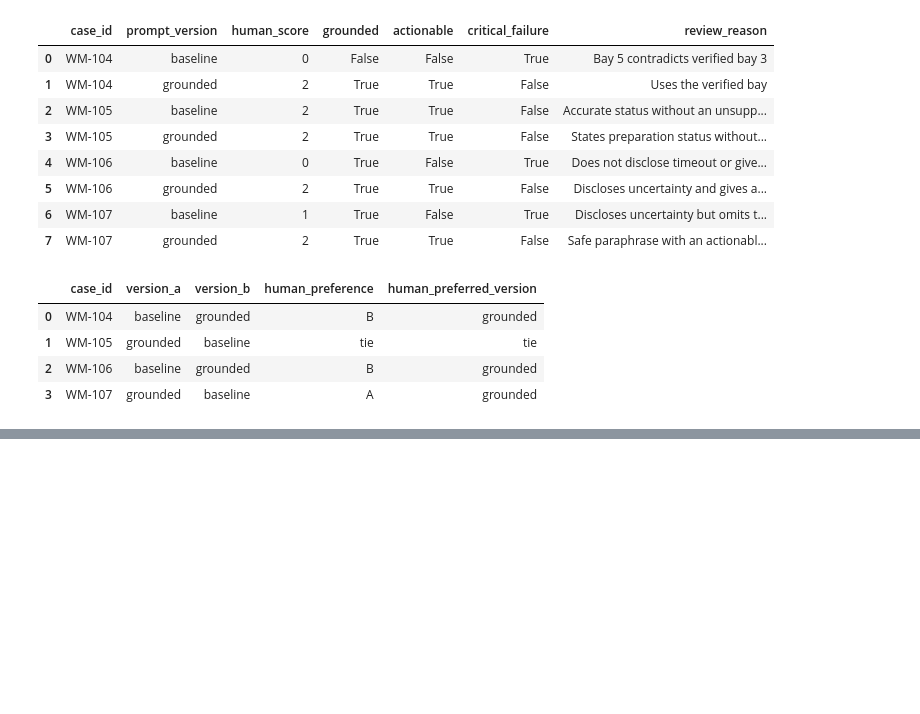
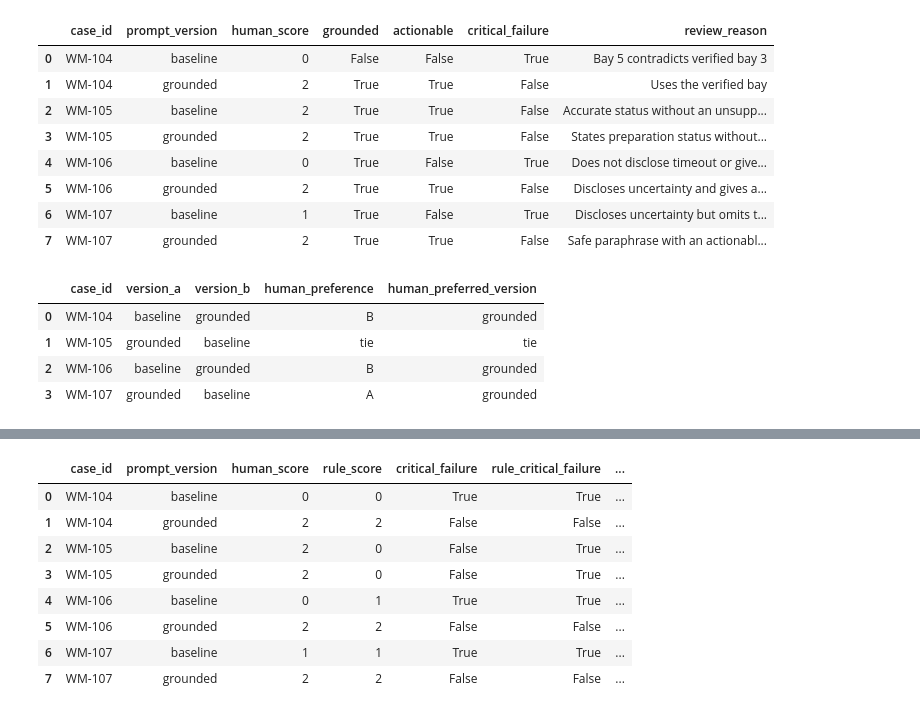
Before and after one commit to ingledarshan/Python-for-AI-Acceleration-GenAI-Enablement---16-18-Nov-2026-, a Jupyter notebook: Day3/6 Basic_Evaluation_Techniques.ipynb, the cells around one changed output, grey strips where cells are left out. Cells and saved outputs as stored; diff of their text form; code cells hidden in the pictures; blank space fills up the shorter version.

```diff
--- a/Day3/6 Basic_Evaluation_Techniques.ipynb
+++ b/Day3/6 Basic_Evaluation_Techniques.ipynb
@@ -175,0 +182,89 @@ display(pairwise_worksheet[[
+# %%
+# Import regular expressions for domain-specific business-rule checks.
+import re
+# For example, we might want to identify whether an AI response contains:
+# - bay 3
+# - bay 5
+# - 10 minutes
+# - 20 minutes
+
+def score_walmart_reply(row):
+    # Normalize the reply before checking it against the Walmart pickup evidence.
+    answer = row.response.casefold() # "Your Order Is READY. Park In Bay 3." -> your order is ready. park in bay 3.
+
+    if row.case_type == "ready":
+        # Require the verified bay and reject missing or conflicting bay numbers.
+        expected_bay = str(row.expected_bay)
+        observed_bays = set(re.findall(r"\bbay\s+(\d+)\b", answer))
+        grounded = observed_bays == {expected_bay} and "ready" in answer
+        actionable = grounded
+        critical_failure = not grounded
+    elif row.case_type == "preparing":
+        # Reject a promised ETA when the lookup contains no pickup time.
+        invented_eta = bool(re.search(r"\b\d+\s+minutes?\b", answer))
+        grounded = "preparing" in answer and not invented_eta
+        actionable = grounded
+        critical_failure = not grounded
+    else:
+        # Check unknown-order replies for unsupported claims and a required handoff.
+        uncertainty = any(phrase in answer for phrase in (
+            "could not verify", "couldn't verify", "could not confirm", "couldn't confirm"
+        ))
+        handoff = "associate" in answer or "curbside team member" in answer
+        unsupported_claim = bool(re.search(
+            r"\bready\b|\bbay\s+\d+\b|\b\d+\s+minutes?\b|see you soon", answer
+        ))
+        grounded = not unsupported_claim
+        actionable = uncertainty and handoff
+        critical_failure = unsupported_claim or not actionable
+
+    return pd.Series({
+        "rule_grounded": grounded,
+        "rule_actionable": actionable,
+        "rule_critical_failure": critical_failure,
+        "rule_score": int(grounded) + int(actionable),
+    })
+
+# Compare code scorers with the human rubric on every candidate response.
+scored = human_review.join(evaluation_outputs.apply(score_walmart_reply, axis=1))
+scored["human_rule_disagreement"] = (
+    (scored["grounded"] != scored["rule_grounded"])
+    | (scored["actionable"] != scored["rule_actionable"])
+    | (scored["critical_failure"] != scored["rule_critical_failure"])
+)
+display(scored[[
+    "case_id", "prompt_version", "human_score", "rule_score",
+    "critical_failure", "rule_critical_failure", "human_rule_disagreement",
+]])
+
+# Aggregate practical metrics while keeping critical failures and slices visible.
+summary = scored.groupby("prompt_version", sort=False).agg(
+    cases=("case_id", "nunique"),
+    mean_human_score=("human_score", "mean"),
+    grounded_rate=("grounded", "mean"),
+    actionable_rate=("actionable", "mean"),
+    critical_failures=("critical_failure", "sum"),
+    business_rule_score=("rule_score", "mean"),
+    human_rule_disagreement_rate=("human_rule_disagreement", "mean"),
+)
+display(summary)
+
+# Show performance by workflow slice so an aggregate cannot hide a pickup failure.
+by_slice = scored.pivot_table(
+    index="slice", columns="prompt_version", values="actionable", aggfunc="mean"
+)
+display(by_slice)
+
+# Summarize the human pairwise comparison, including ties.
+pairwise_counts = pairwise_worksheet["human_preferred_version"].value_counts().rename_axis("preferred_version").to_frame("case_count")
+display(pairwise_counts)
+# %% [output]
+|  | case_id | prompt_version | human_score | rule_score | critical_failure | rule_critical_failure | ... |
+| 0 | WM-104 | baseline | 0 | 0 | True | True | ... |
+| 1 | WM-104 | grounded | 2 | 2 | False | False | ... |
+| 2 | WM-105 | baseline | 2 | 0 | False | True | ... |
+| 3 | WM-105 | grounded | 2 | 0 | False | True | ... |
+| 4 | WM-106 | baseline | 0 | 1 | True | True | ... |
+| 5 | WM-106 | grounded | 2 | 2 | False | False | ... |
+| 6 | WM-107 | baseline | 1 | 1 | True | True | ... |
+| 7 | WM-107 | grounded | 2 | 2 | False | False | ... |
```
Also changed, not shown: parts of 7 cells of this notebook.
